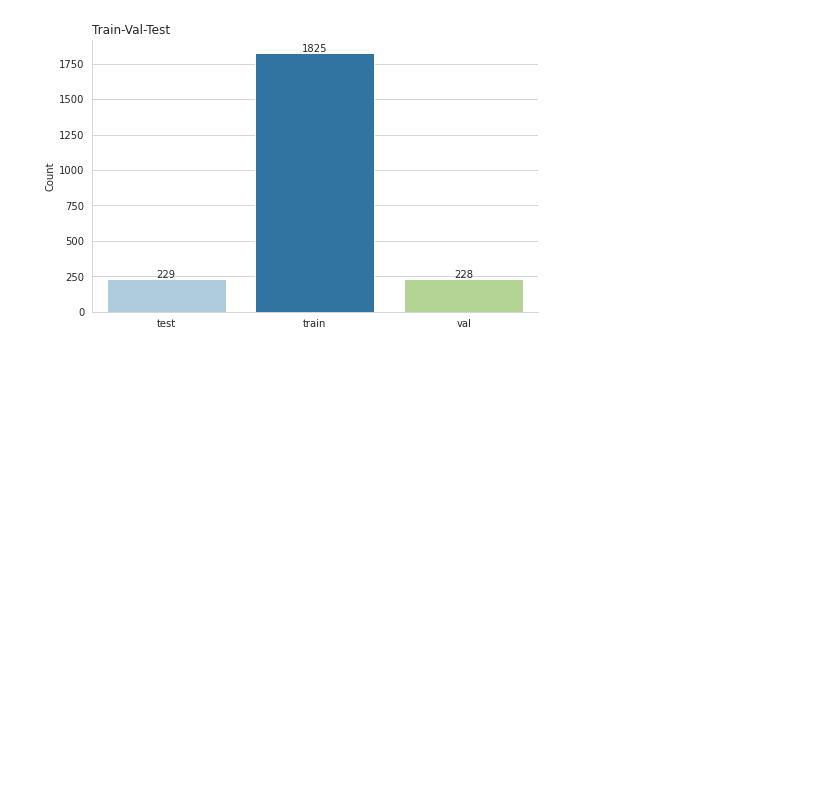
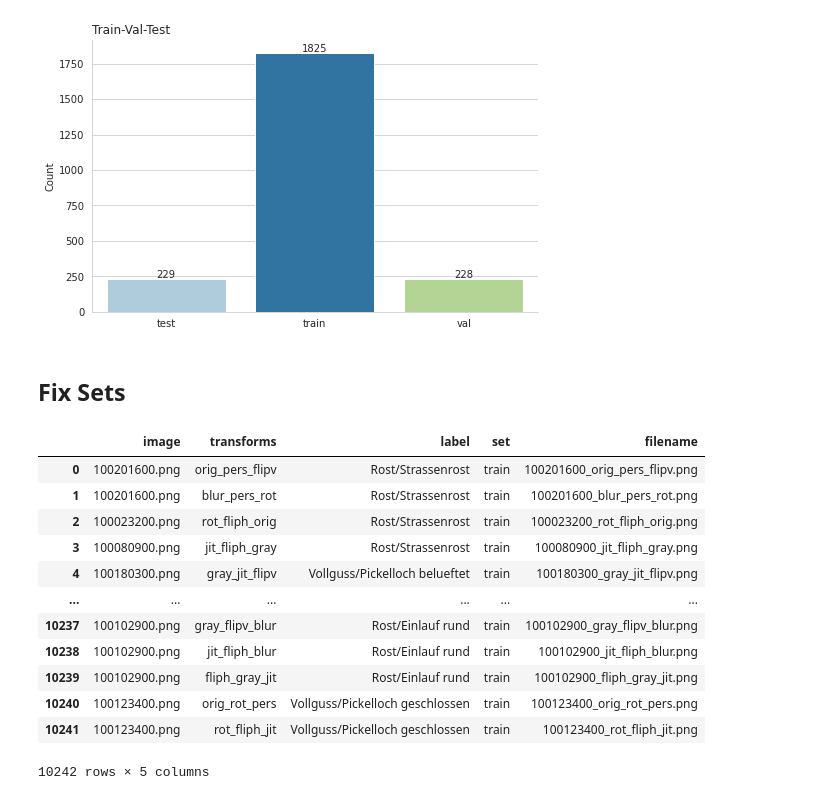
Before and after one commit to FiratSaritas/manhole-cover-classification, a Jupyter notebook: eda/train_test_split.ipynb, the cells around one changed output. Drawn from its saved outputs; the diff is of its cells as text; code cells hidden in the pictures; blank space fills up the shorter version.

```diff
--- a/eda/train_test_split.ipynb
+++ b/eda/train_test_split.ipynb
@@ -122,3 +118,7 @@ plt.show()
 [figure]
 # %%
 splitted_df.to_csv('../data/split.csv', index=False)
+# %% [markdown]
+## Fix Sets
+# %%
+train = pd.read_csv('../data/transformation_split.csv')
@@ -124,0 +127,16 @@ splitted_df.to_csv('../data/split.csv', index=False)
+# %%
+train
+# %% [output]
+|  | image | transforms | label | set | filename |
+| 0 | 100201600.png | orig_pers_flipv | Rost/Strassenrost | train | 100201600_orig_pers_flipv.png |
+| 1 | 100201600.png | blur_pers_rot | Rost/Strassenrost | train | 100201600_blur_pers_rot.png |
+| 2 | 100023200.png | rot_fliph_orig | Rost/Strassenrost | train | 100023200_rot_fliph_orig.png |
+| 3 | 100080900.png | jit_fliph_gray | Rost/Strassenrost | train | 100080900_jit_fliph_gray.png |
+| 4 | 100180300.png | gray_jit_flipv | Vollguss/Pickelloch belueftet | train | 100180300_gray_jit_flipv.png |
+| ... | ... | ... | ... | ... | ... |
+| 10237 | 100102900.png | gray_flipv_blur | Rost/Einlauf rund | train | 100102900_gray_flipv_blur.png |
+| 10238 | 100102900.png | jit_fliph_blur | Rost/Einlauf rund | train | 100102900_jit_fliph_blur.png |
+| 10239 | 100102900.png | fliph_gray_jit | Rost/Einlauf rund | train | 100102900_fliph_gray_jit.png |
+| 10240 | 100123400.png | orig_rot_pers | Vollguss/Pickelloch geschlossen | train | 100123400_orig_rot_pers.png |
+| 10241 | 100123400.png | rot_fliph_jit | Vollguss/Pickelloch geschlossen | train | 100123400_rot_fliph_jit.png |
+10242 rows × 5 columns
```
Also changed, not shown: parts of 12 cells of this notebook.
